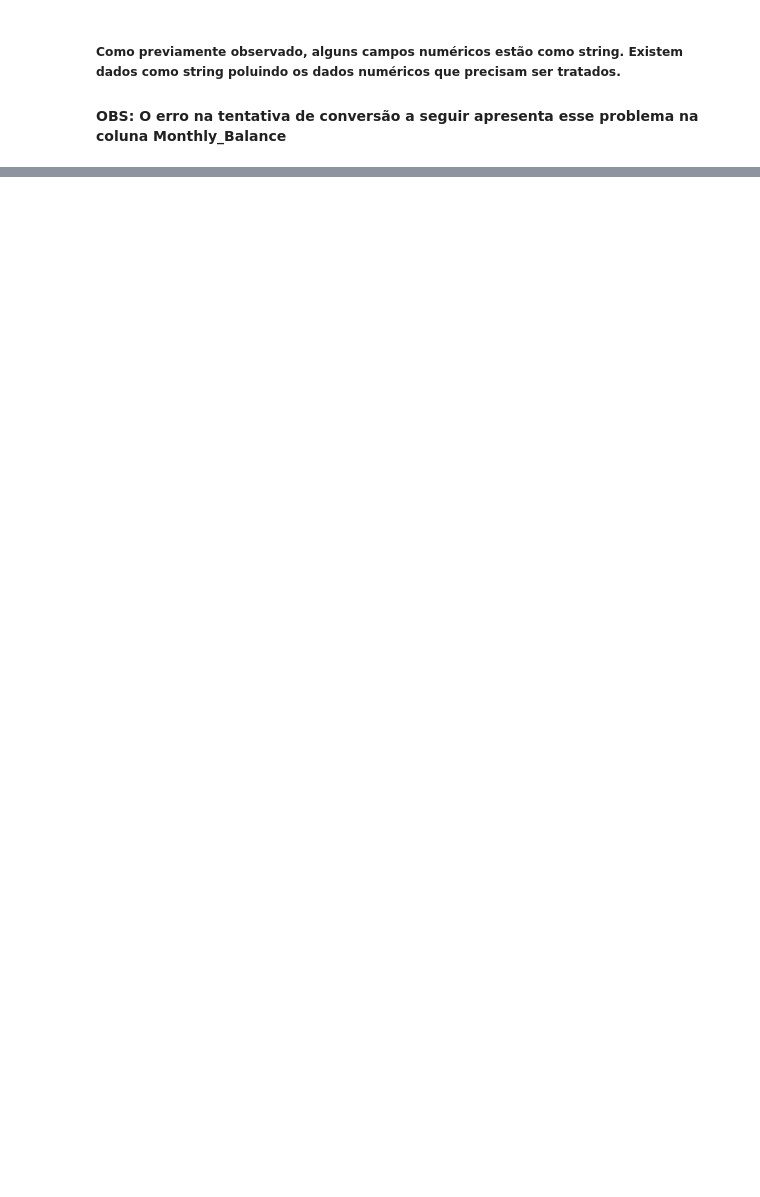
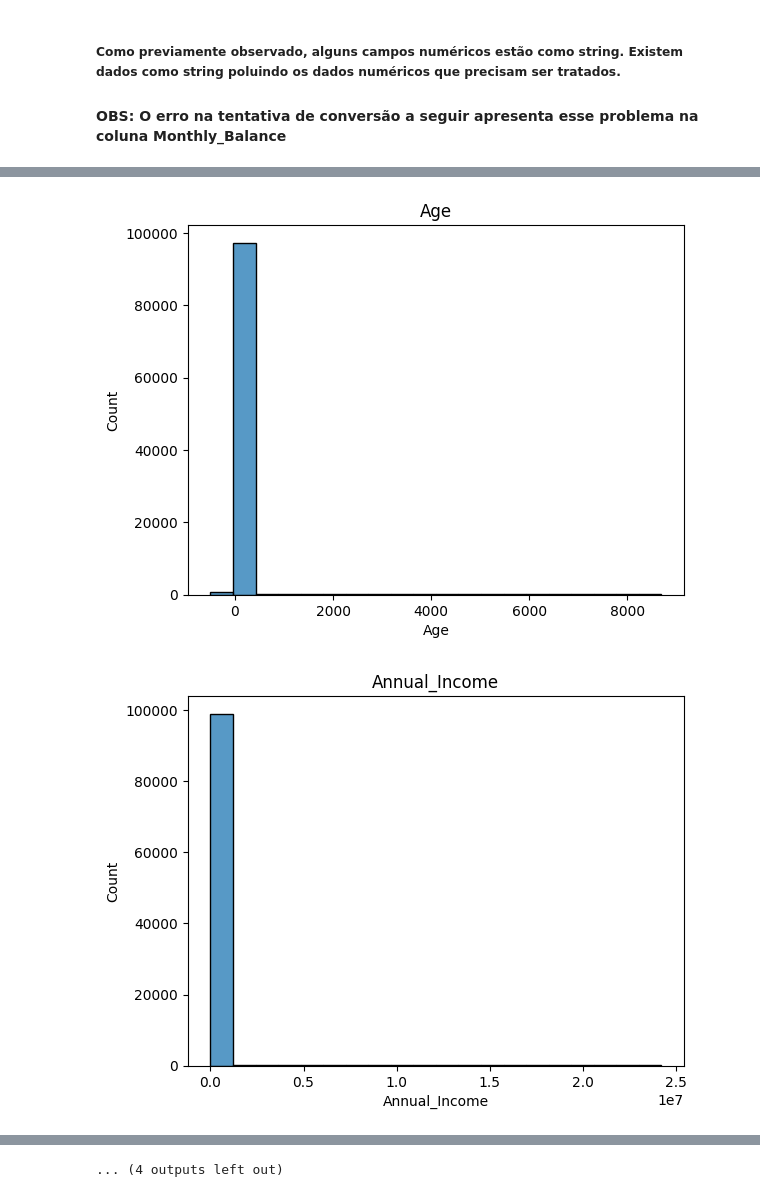
Before and after one commit to ViniFNasc/case_igua_saneamento, a Jupyter notebook: solution.ipynb, the cells around one changed output, grey strips where cells are left out. Cells and saved outputs as stored; diff of their text form; code cells hidden in the pictures; blank space fills up the shorter version.

```diff
--- a/solution.ipynb
+++ b/solution.ipynb
@@ -119,0 +144,42 @@ ValueError: could not convert string to float: '__-333333333333333333333333333__
+# %%
+#Realizando cópia da base original para mante-la inalterada
+df_pre_trat = df.copy()
+
+#Tratando coluna Age
+df_pre_trat['Age'] = df_pre_trat['Age'].apply(lambda x: x.replace('_','')) #Existem dados numéricos com underscore, por isso foi necessária a sua remoção para converter Age de string para inteiro
+df_pre_trat['Age'] = df_pre_trat['Age'].apply(lambda x: int(x))
+
+#Aplicando a ideia de tratamento de dados da coluna Age para as demais
+
+columns = ['Annual_Income','Monthly_Inhand_Salary','Num_Credit_Card','Interest_Rate','Num_of_Loan','Delay_from_due_date',
+            'Num_of_Delayed_Payment','Changed_Credit_Limit','Num_Credit_Inquiries','Outstanding_Debt','Credit_Utilization_Ratio','Total_EMI_per_month',
+            'Amount_invested_monthly','Monthly_Balance']
+
+for col in columns:
+
+    t = str(type(df_pre_trat[f'{col}'].values[0]))
+
+    if t == "<class 'str'>":
+
+        df_pre_trat[f'{col}'] = df_pre_trat[f'{col}'].astype(str)
+
+        df_pre_trat[f'{col}'] = df_pre_trat[f'{col}'].apply(lambda x: x.replace('_', '') if isinstance(x, str) else x)
+
+        df_pre_trat[f'{col}'] = df_pre_trat[f'{col}'].apply(lambda x: None if x == '' else x)
+
+        df_pre_trat[f'{col}'] = df_pre_trat[f'{col}'].apply(lambda x: float(x) if isinstance(x, str) and x != 'None' else x)
+# %%
+#Plotando histogramas para avaliar a distribuição
+
+columns = ['Age','Annual_Income','Monthly_Inhand_Salary','Num_Bank_Accounts','Num_Credit_Card','Interest_Rate','Num_of_Loan','Delay_from_due_date',
+            'Num_of_Delayed_Payment','Changed_Credit_Limit','Num_Credit_Inquiries','Outstanding_Debt','Credit_Utilization_Ratio','Total_EMI_per_month',
+            'Amount_invested_monthly','Monthly_Balance']
+
+
+for col in columns:
+    sns.histplot(data=df_pre_trat,x=col, bins=20)
+    plt.title(f'{col}')
+    plt.show()
+# %% [output]
+[figure, added]
+[figure, added]
@@ -119,0 +196 @@ ValueError: could not convert string to float: '__-333333333333333333333333333__
+... (4 outputs left out)
```
Also changed, not shown: parts of 85 cells of this notebook, 2 other files.
